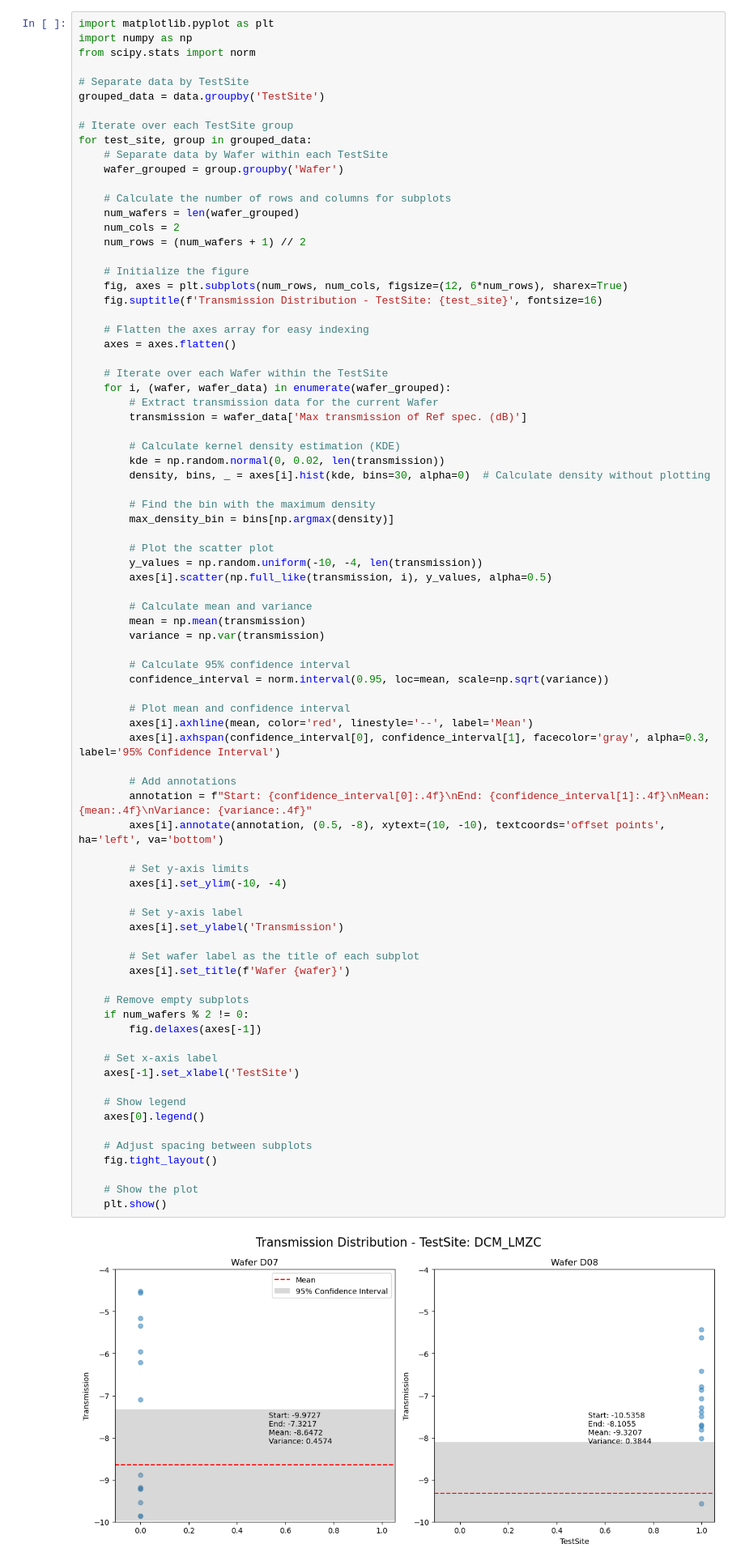
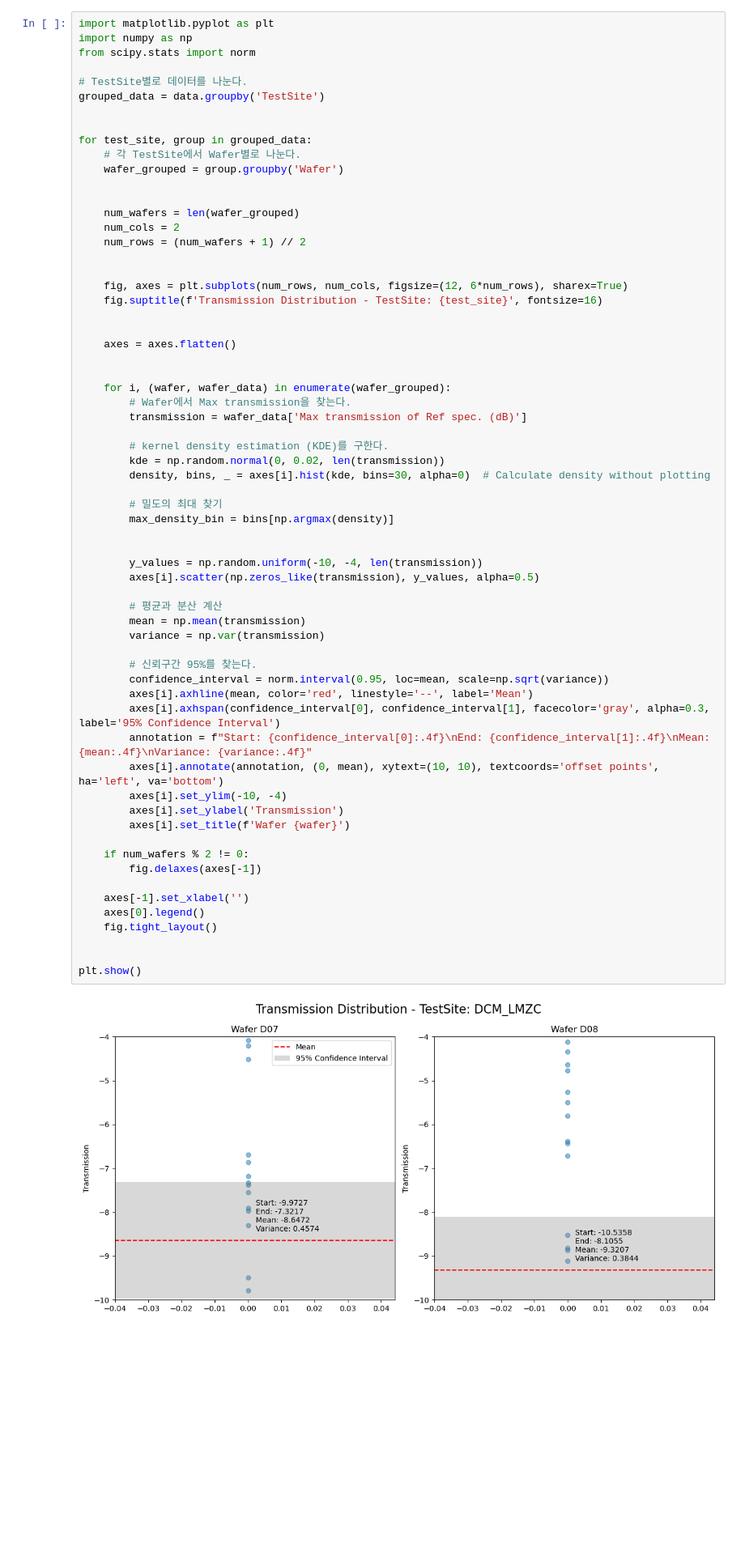
Before and after one commit to PE2teamC/PE2, a Jupyter notebook: doc/PE02_C[3.10.9].ipynb, the cells around one changed output. Shown at 81% size. Drawn from its saved outputs; the diff is of its cells as text; blank space fills up the shorter version.

```diff
--- a/doc/PE02_C.ipynb
+++ b/doc/PE02_C[3.10.9].ipynb
@@ -423,80 +423,64 @@ import matplotlib.pyplot as plt
 import numpy as np
 from scipy.stats import norm
 
-# Separate data by TestSite
+# TestSite별로 데이터를 나눈다.
 grouped_data = data.groupby('TestSite')
 
-# Iterate over each TestSite group
+
 for test_site, group in grouped_data:
-    # Separate data by Wafer within each TestSite
+    # 각 TestSite에서 Wafer별로 나눈다.
     wafer_grouped = group.groupby('Wafer')
 
-    # Calculate the number of rows and columns for subplots
+
     num_wafers = len(wafer_grouped)
     num_cols = 2
     num_rows = (num_wafers + 1) // 2
 
-    # Initialize the figure
+
     fig, axes = plt.subplots(num_rows, num_cols, figsize=(12, 6*num_rows), sharex=True)
     fig.suptitle(f'Transmission Distribution - TestSite: {test_site}', fontsize=16)
 
-    # Flatten the axes array for easy indexing
+
     axes = axes.flatten()
 
-    # Iterate over each Wafer within the TestSite
+
     for i, (wafer, wafer_data) in enumerate(wafer_grouped):
-        # Extract transmission data for the current Wafer
+        # Wafer에서 Max transmission을 찾는다.
         transmission = wafer_data['Max transmission of Ref spec. (dB)']
 
-        # Calculate kernel density estimation (KDE)
+        # kernel density estimation (KDE)를 구한다.
         kde = np.random.normal(0, 0.02, len(transmission))
         density, bins, _ = axes[i].hist(kde, bins=30, alpha=0)  # Calculate density without plotting
 
-        # Find the bin with the maximum density
+        # 밀도의 최대 찾기
         max_density_bin = bins[np.argmax(density)]
 
-        # Plot the scatter plot
+
         y_values = np.random.uniform(-10, -4, len(transmission))
-        axes[i].scatter(np.full_like(transmission, i), y_values, alpha=0.5)
+        axes[i].scatter(np.zeros_like(transmission), y_values, alpha=0.5)
 
-        # Calculate mean and variance
+        # 평균과 분산 계산
         mean = np.mean(transmission)
         variance = np.var(transmission)
 
-        # Calculate 95% confidence interval
+        # 신뢰구간 95%를 찾는다.
         confidence_interval = norm.interval(0.95, loc=mean, scale=np.sqrt(variance))
-
-        # Plot mean and confidence interval
         axes[i].axhline(mean, color='red', linestyle='--', label='Mean')
         axes[i].axhspan(confidence_interval[0], confidence_interval[1], facecolor='gray', alpha=0.3, label='95% Confidence Interval')
-
-        # Add annotations
         annotation = f"Start: {confidence_interval[0]:.4f}\nEnd: {confidence_interval[1]:.4f}\nMean: {mean:.4f}\nVariance: {variance:.4f}"
-        axes[i].annotate(annotation, (0.5, -8), xytext=(10, -10), textcoords='offset points', ha='left', va='bottom')
-
-        # Set y-axis limits
+        axes[i].annotate(annotation, (0, mean), xytext=(10, 10), textcoords='offset points', ha='left', va='bottom')
         axes[i].set_ylim(-10, -4)
-
-        # Set y-axis label
         axes[i].set_ylabel('Transmission')
-
-        # Set wafer label as the title of each subplot
         axes[i].set_title(f'Wafer {wafer}')
 
-    # Remove empty subplots
     if num_wafers % 2 != 0:
         fig.delaxes(axes[-1])
 
-    # Set x-axis label
-    axes[-1].set_xlabel('TestSite')
-
-    # Show legend
+    axes[-1].set_xlabel('')
     axes[0].legend()
-
-    # Adjust spacing between subplots
     fig.tight_layout()
 
-    # Show the plot
-    plt.show()
+
+plt.show()
 # %% [output]
-[figure, old version]
+[figure, new version]
```
Also changed, not shown: parts of 12 cells of this notebook.
